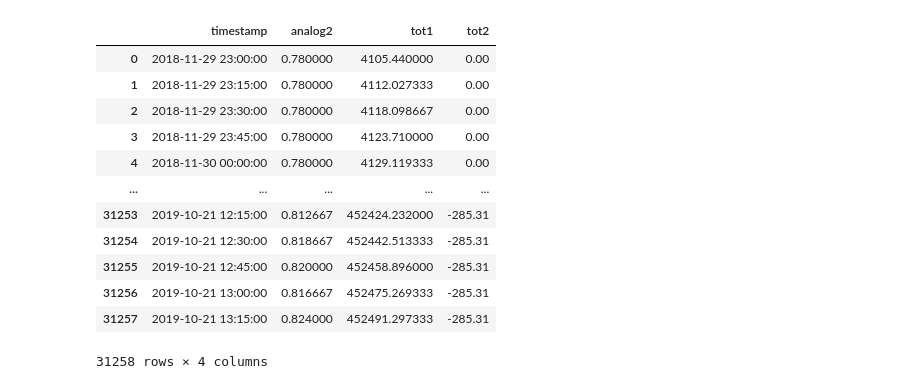
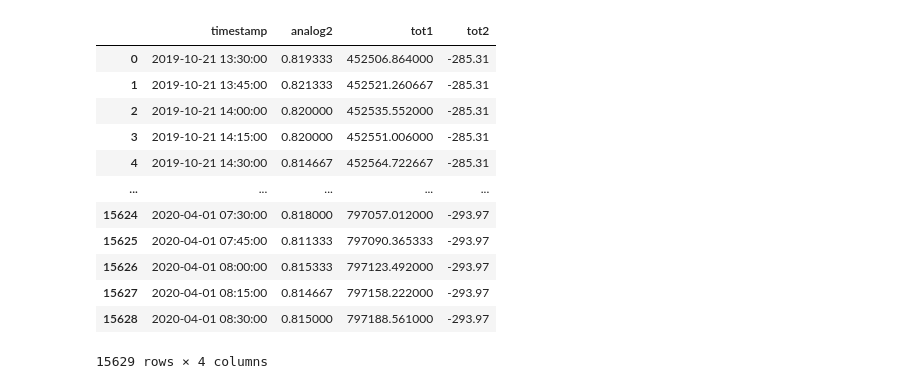
Before and after one commit to nacekoprivec/anomaly-detection, a Jupyter notebook: notebooks/braila_data.ipynb, the cells around one changed output. Cells and saved outputs as stored; diff of their text form; code cells hidden in the pictures.

```diff
--- a/notebooks/braila_data.ipynb
+++ b/notebooks/braila_data.ipynb
@@ -4,20 +7,20 @@ import plotly.express as px
 # %%
-df = pd.read_csv("../data/training/braila_train.csv")
+df = pd.read_csv("../data/consumer/braila_test.csv")
 display(df)
 # %% [output]
 |  | timestamp | analog2 | tot1 | tot2 |
-| 0 | 2018-11-29 23:00:00 | 0.780000 | 4105.440000 | 0.00 |
-| 1 | 2018-11-29 23:15:00 | 0.780000 | 4112.027333 | 0.00 |
-| 2 | 2018-11-29 23:30:00 | 0.780000 | 4118.098667 | 0.00 |
-| 3 | 2018-11-29 23:45:00 | 0.780000 | 4123.710000 | 0.00 |
-| 4 | 2018-11-30 00:00:00 | 0.780000 | 4129.119333 | 0.00 |
+| 0 | 2019-10-21 13:30:00 | 0.819333 | 452506.864000 | -285.31 |
+| 1 | 2019-10-21 13:45:00 | 0.821333 | 452521.260667 | -285.31 |
+| 2 | 2019-10-21 14:00:00 | 0.820000 | 452535.552000 | -285.31 |
+| 3 | 2019-10-21 14:15:00 | 0.820000 | 452551.006000 | -285.31 |
+| 4 | 2019-10-21 14:30:00 | 0.814667 | 452564.722667 | -285.31 |
 | ... | ... | ... | ... | ... |
-| 31253 | 2019-10-21 12:15:00 | 0.812667 | 452424.232000 | -285.31 |
-| 31254 | 2019-10-21 12:30:00 | 0.818667 | 452442.513333 | -285.31 |
-| 31255 | 2019-10-21 12:45:00 | 0.820000 | 452458.896000 | -285.31 |
-| 31256 | 2019-10-21 13:00:00 | 0.816667 | 452475.269333 | -285.31 |
-| 31257 | 2019-10-21 13:15:00 | 0.824000 | 452491.297333 | -285.31 |
+| 15624 | 2020-04-01 07:30:00 | 0.818000 | 797057.012000 | -293.97 |
+| 15625 | 2020-04-01 07:45:00 | 0.811333 | 797090.365333 | -293.97 |
+| 15626 | 2020-04-01 08:00:00 | 0.815333 | 797123.492000 | -293.97 |
+| 15627 | 2020-04-01 08:15:00 | 0.814667 | 797158.222000 | -293.97 |
+| 15628 | 2020-04-01 08:30:00 | 0.815000 | 797188.561000 | -293.97 |
-31258 rows × 4 columns
+15629 rows × 4 columns
 # %%
 fig = px.line(df[:1000], x = 'timestamp', y = 'analog2', title='Braila data')
 fig.show()
```
Also changed, not shown: parts of 4 cells of this notebook, 17 other files.
